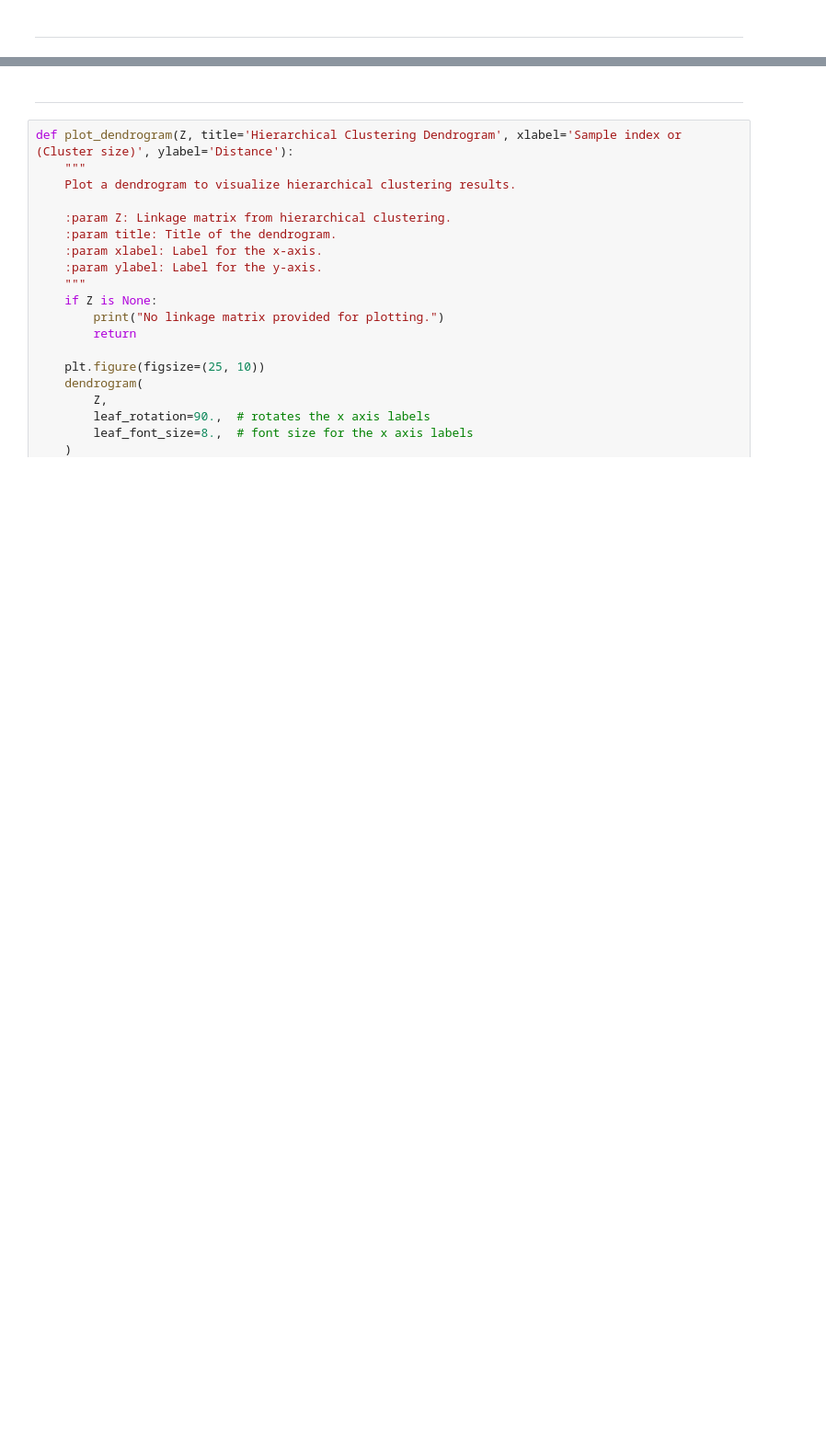
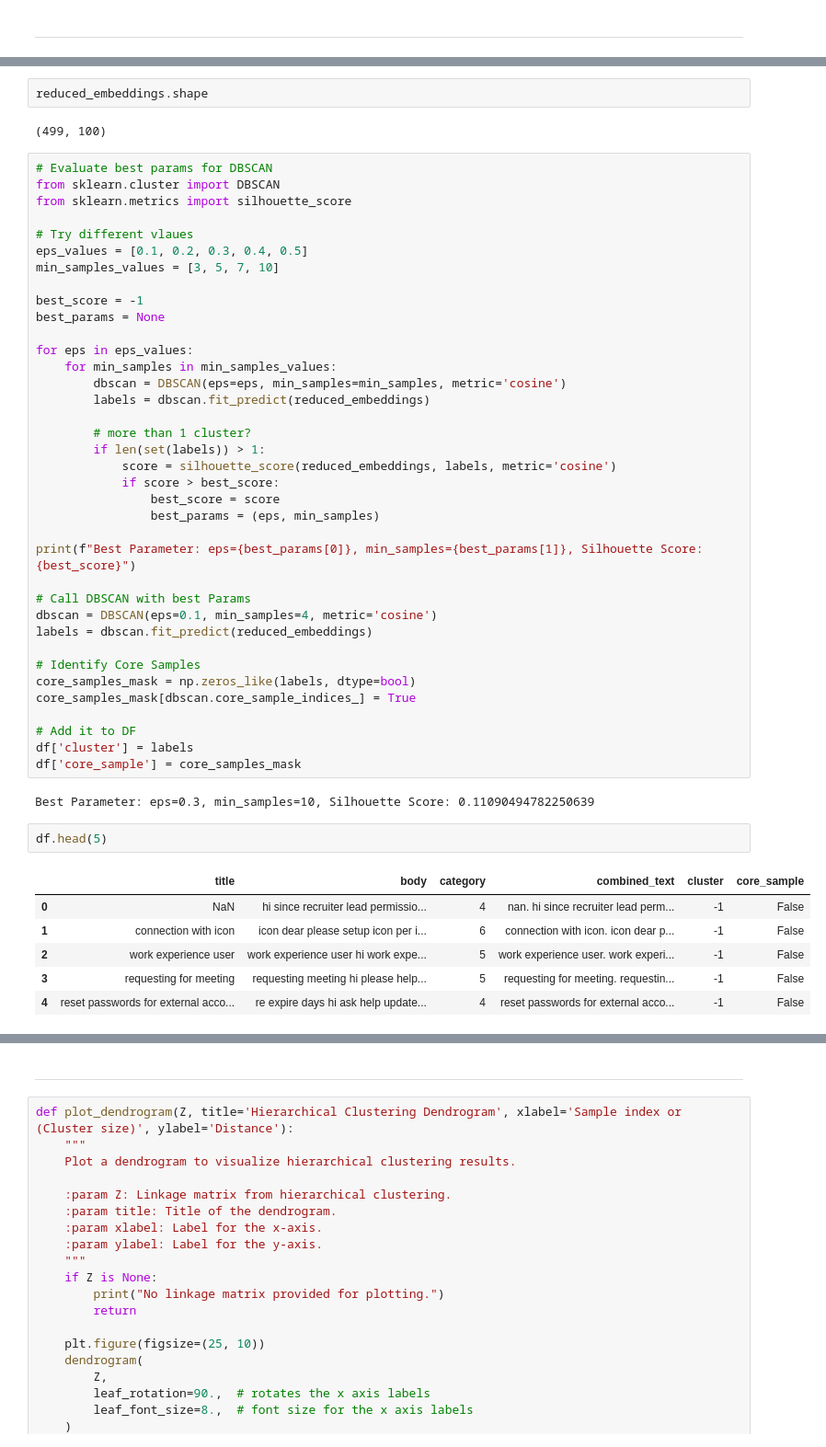
Before and after one commit to andipasti/smupo, a Jupyter notebook: TIcket_Dynamic_Clustering_15_05_pynb.ipynb, the cells around one changed output, grey strips where cells are left out. Shown at 92% size. Drawn from its saved outputs; the diff is of its cells as text; blank space fills up the shorter version.

```diff
--- a/TIcket_Dynamic_Clustering_15_05_pynb.ipynb
+++ b/TIcket_Dynamic_Clustering_15_05_pynb.ipynb
@@ -2513,0 +2618,52 @@ array(['RECRUIT', 'CONFIG', 'COMMUNICATION', 'AUTH', 'SECURITY',
+# %%
+reduced_embeddings.shape
+# %% [output]
+(499, 100)
+# %%
+# Evaluate best params for DBSCAN
+from sklearn.cluster import DBSCAN
+from sklearn.metrics import silhouette_score
+
+# Try different vlaues
+eps_values = [0.1, 0.2, 0.3, 0.4, 0.5]
+min_samples_values = [3, 5, 7, 10]
+
+best_score = -1
+best_params = None
+
+for eps in eps_values:
+    for min_samples in min_samples_values:
+        dbscan = DBSCAN(eps=eps, min_samples=min_samples, metric='cosine')
+        labels = dbscan.fit_predict(reduced_embeddings)
+
+        # more than 1 cluster?
+        if len(set(labels)) > 1:
+            score = silhouette_score(reduced_embeddings, labels, metric='cosine')
+            if score > best_score:
+                best_score = score
+                best_params = (eps, min_samples)
+
+print(f"Best Parameter: eps={best_params[0]}, min_samples={best_params[1]}, Silhouette Score: {best_score}")
+
+# Call DBSCAN with best Params
+dbscan = DBSCAN(eps=0.1, min_samples=4, metric='cosine')
+labels = dbscan.fit_predict(reduced_embeddings)
+
+# Identify Core Samples
+core_samples_mask = np.zeros_like(labels, dtype=bool)
+core_samples_mask[dbscan.core_sample_indices_] = True
+
+# Add it to DF
+df['cluster'] = labels
+df['core_sample'] = core_samples_mask
+# %% [output]
+Best Parameter: eps=0.3, min_samples=10, Silhouette Score: 0.11090494782250639
+# %%
+df.head(5)
+# %% [output]
+|  | title | body | category | combined_text | cluster | core_sample |
+| 0 | NaN | hi since recruiter lead permissio... | 4 | nan. hi since recruiter lead perm... | -1 | False |
+| 1 | connection with icon | icon dear please setup icon per i... | 6 | connection with icon. icon dear p... | -1 | False |
+| 2 | work experience user | work experience user hi work expe... | 5 | work experience user. work experi... | -1 | False |
+| 3 | requesting for meeting | requesting meeting hi please help... | 5 | requesting for meeting. requestin... | -1 | False |
+| 4 | reset passwords for external acco... | re expire days hi ask help update... | 4 | reset passwords for external acco... | -1 | False |
```
Also changed, not shown: parts of 65 cells of this notebook.
